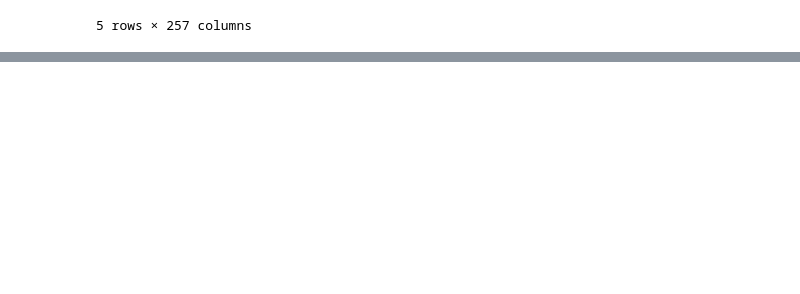
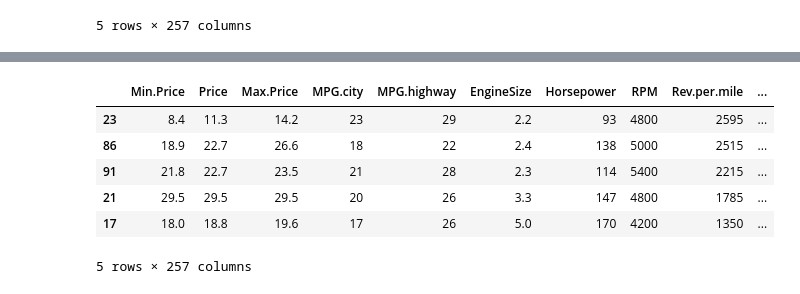
Before and after one commit to payalaggarwal177/ML_7May, a Jupyter notebook: manual reprocessing/preprocessing.ipynb, the cells around one changed output, grey strips where cells are left out. Cells and saved outputs as stored; diff of their text form; code cells hidden in the pictures; blank space fills up the shorter version.

```diff
--- a/manual reprocessing/preprocessing.ipynb
+++ b/manual reprocessing/preprocessing.ipynb
@@ -380,0 +471,10 @@ X_pre.to_csv('pre.csv',index=False)
+# %%
+Xtest.head()
+# %% [output]
+|  | Min.Price | Price | Max.Price | MPG.city | MPG.highway | EngineSize | Horsepower | RPM | Rev.per.mile | ... |
+| 23 | 8.4 | 11.3 | 14.2 | 23 | 29 | 2.2 | 93 | 4800 | 2595 | ... |
+| 86 | 18.9 | 22.7 | 26.6 | 18 | 22 | 2.4 | 138 | 5000 | 2515 | ... |
+| 91 | 21.8 | 22.7 | 23.5 | 21 | 28 | 2.3 | 114 | 5400 | 2215 | ... |
+| 21 | 29.5 | 29.5 | 29.5 | 20 | 26 | 3.3 | 147 | 4800 | 1785 | ... |
+| 17 | 18.0 | 18.8 | 19.6 | 17 | 26 | 5.0 | 170 | 4200 | 1350 | ... |
+5 rows × 257 columns
```
Also changed, not shown: parts of 30 cells of this notebook, 1 other file.
